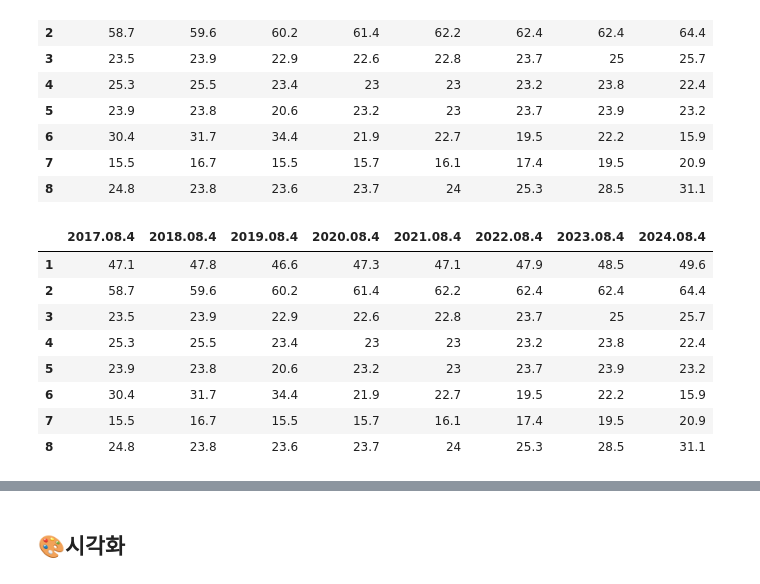
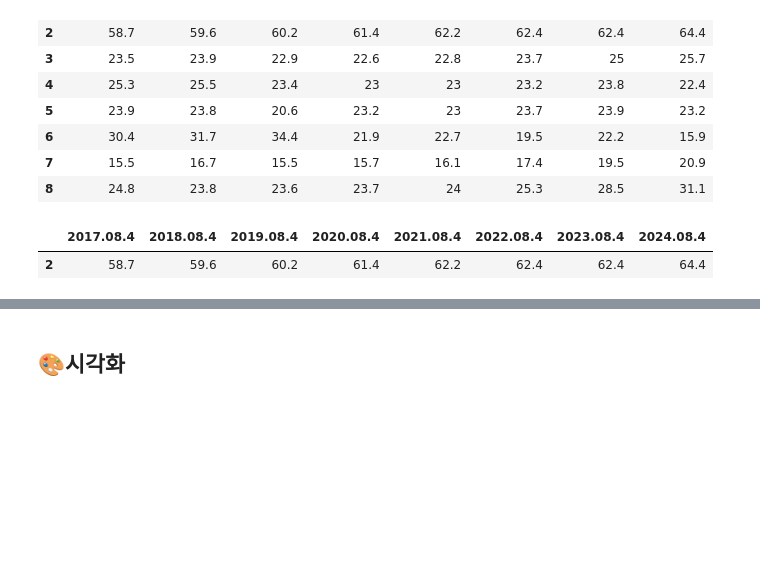
Before and after one commit to byeori-jang/mid_project, a Jupyter notebook: working.ipynb, the cells around one changed output, grey strips where cells are left out. Drawn from its saved outputs; the diff is of its cells as text; code cells hidden in the pictures; blank space fills up the shorter version.

```diff
--- a/working.ipynb
+++ b/working.ipynb
@@ -69,17 +83,10 @@ ce3
 | 7 | 15.5 | 16.7 | 15.5 | 15.7 | 16.1 | 17.4 | 19.5 | 20.9 |
 | 8 | 24.8 | 23.8 | 23.6 | 23.7 | 24 | 25.3 | 28.5 | 31.1 |
 # %%
-# 0번째 행은 날릴거임
-c_employment_1 = ce1.iloc[1:]
-c_employment_3 = ce3.iloc[1:]
+# 1번째 행 빼고 다 날림 => 정규직
+c_employment_1 = ce1.iloc[2:3]
+c_employment_3 = ce3.iloc[2:3]
 c_employment_3
 # %% [output]
 |  | 2017.08.4 | 2018.08.4 | 2019.08.4 | 2020.08.4 | 2021.08.4 | 2022.08.4 | 2023.08.4 | 2024.08.4 |
-| 1 | 47.1 | 47.8 | 46.6 | 47.3 | 47.1 | 47.9 | 48.5 | 49.6 |
 | 2 | 58.7 | 59.6 | 60.2 | 61.4 | 62.2 | 62.4 | 62.4 | 64.4 |
-| 3 | 23.5 | 23.9 | 22.9 | 22.6 | 22.8 | 23.7 | 25 | 25.7 |
-| 4 | 25.3 | 25.5 | 23.4 | 23 | 23 | 23.2 | 23.8 | 22.4 |
-| 5 | 23.9 | 23.8 | 20.6 | 23.2 | 23 | 23.7 | 23.9 | 23.2 |
-| 6 | 30.4 | 31.7 | 34.4 | 21.9 | 22.7 | 19.5 | 22.2 | 15.9 |
-| 7 | 15.5 | 16.7 | 15.5 | 15.7 | 16.1 | 17.4 | 19.5 | 20.9 |
-| 8 | 24.8 | 23.8 | 23.6 | 23.7 | 24 | 25.3 | 28.5 | 31.1 |
```
Also changed, not shown: parts of 10 cells of this notebook.
